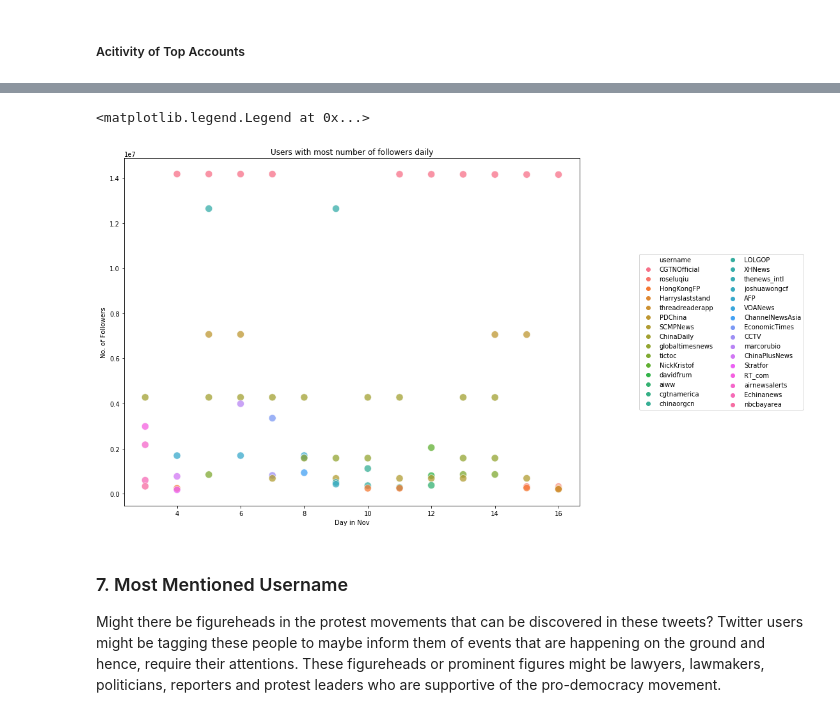
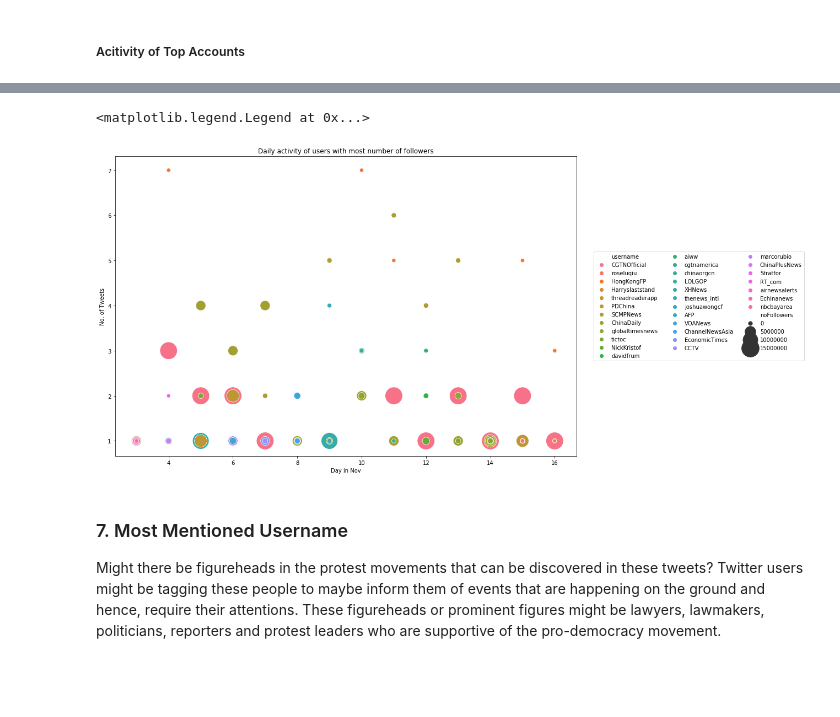
Before and after one commit to leowgriffin/tweets_analysis_hkprotests_2019, a Jupyter notebook: sahkprotests_analysis.ipynb, the cells around one changed output, grey strips where cells are left out. Cells and saved outputs as stored; diff of their text form; code cells hidden in the pictures; blank space fills up the shorter version.

```diff
--- a/sahkprotests_analysis.ipynb
+++ b/sahkprotests_analysis.ipynb
@@ -1540,22 +1555,22 @@ user_most_followers_daily['noFollowers'] = user_most_followers_daily['noFollower
 # %%
 f, axes = plt.subplots(1, 1, figsize = (15,10))
-f = sns.scatterplot(x = 'dayofNov', y = 'noFollowers', hue = 'username',data = user_most_followers_daily, s = 125, alpha = 0.75)
+f = sns.scatterplot(x = 'dayofNov', y = 'noTweets', hue = 'username',data = user_most_followers_daily, size = 'noFollowers', sizes=(50, 1000))
 
 # Axes and titles for each subplot
 # First subplot
 axes.set_xlabel('Day in Nov')
-axes.set_ylabel('No. of Followers')
-axes.set_title('Users with most number of followers daily')
+axes.set_ylabel('No. of Tweets')
+axes.set_title('Daily activity of users with most number of followers')
 
 # Legends for first subplot
 box = f.get_position()
-f.set_position([box.x0, box.y0, box.width * 0.85, box.height]) # resize position
+f.set_position([box.x0, box.y0, box.width * 1, box.height]) # resize position
 
 # Put a legend to the right side
-f.legend(loc='center right', bbox_to_anchor=(1.5, 0.5), ncol=2)
+f.legend(loc='center right', bbox_to_anchor=(1.5, 0.5), ncol=3)
 # %% [output]
 <matplotlib.legend.Legend at 0x...>
-[figure, old version]
+[figure, new version]
 # %% [markdown]
 ### 7. Most Mentioned Username
 
```
Also changed, not shown: parts of 13 cells of this notebook, 1 other file.
